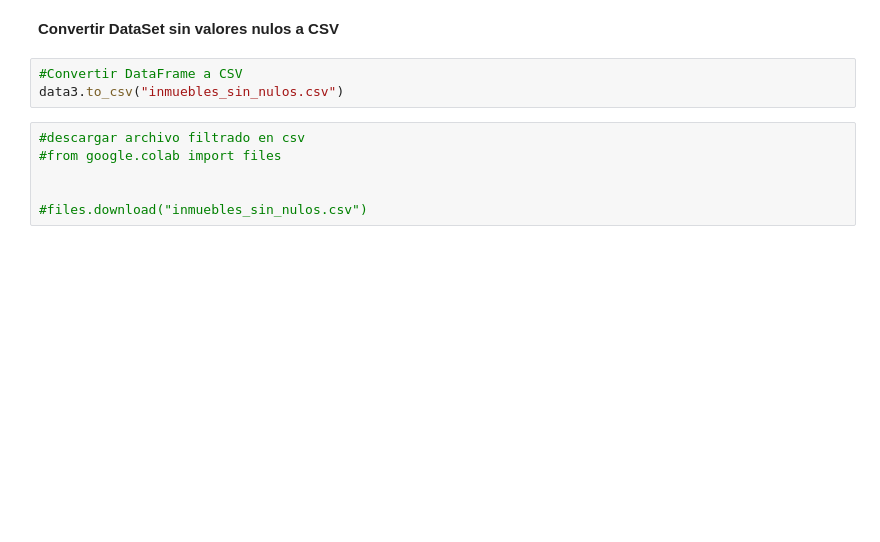
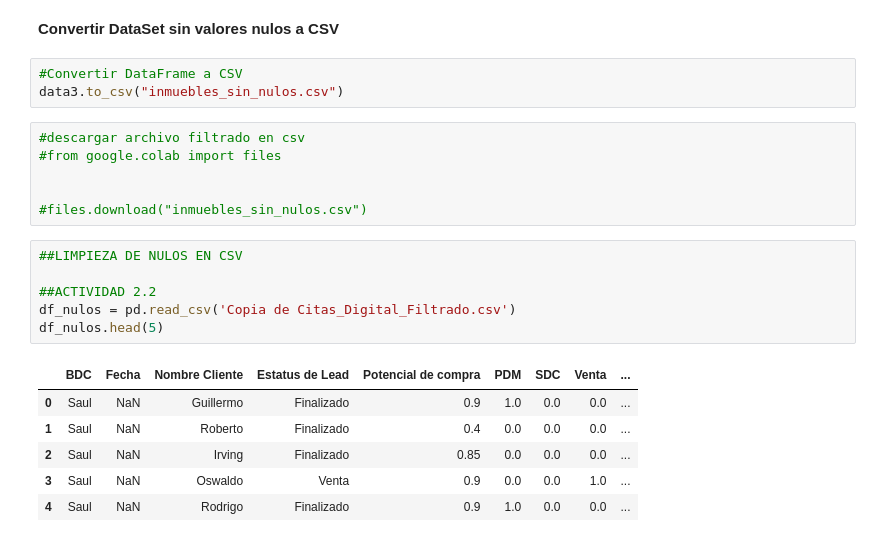
Before and after one commit to Naho179/Valores_nulos, a Jupyter notebook: 2_Valores_Nulos.ipynb, the cells around one changed output. Saved outputs shown, nothing was run; the diff lists cells and outputs as text; blank space fills up the shorter version.

```diff
--- a/2_Valores_Nulos.ipynb
+++ b/2_Valores_Nulos.ipynb
@@ -367,3 +367,16 @@ data3.to_csv("inmuebles_sin_nulos.csv")
 
 
 #files.download("inmuebles_sin_nulos.csv")
+# %%
+##LIMPIEZA DE NULOS EN CSV
+
+##ACTIVIDAD 2.2
+df_nulos = pd.read_csv('Copia de Citas_Digital_Filtrado.csv')
+df_nulos.head(5)
+# %% [output]
+|  | BDC | Fecha | Nombre Cliente | Estatus de Lead | Potencial de compra | PDM | SDC | Venta | ... |
+| 0 | Saul | NaN | Guillermo | Finalizado | 0.9 | 1.0 | 0.0 | 0.0 | ... |
+| 1 | Saul | NaN | Roberto | Finalizado | 0.4 | 0.0 | 0.0 | 0.0 | ... |
+| 2 | Saul | NaN | Irving | Finalizado | 0.85 | 0.0 | 0.0 | 0.0 | ... |
+| 3 | Saul | NaN | Oswaldo | Venta | 0.9 | 0.0 | 0.0 | 1.0 | ... |
+| 4 | Saul | NaN | Rodrigo | Finalizado | 0.9 | 1.0 | 0.0 | 0.0 | ... |
```
Also changed, not shown: parts of 28 cells of this notebook.
